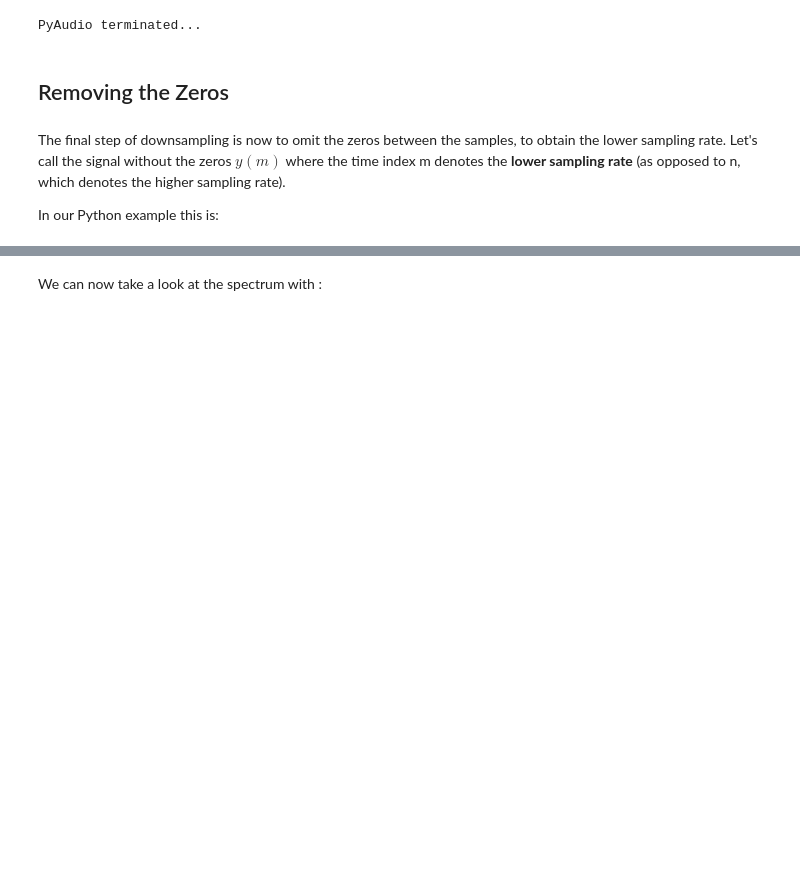
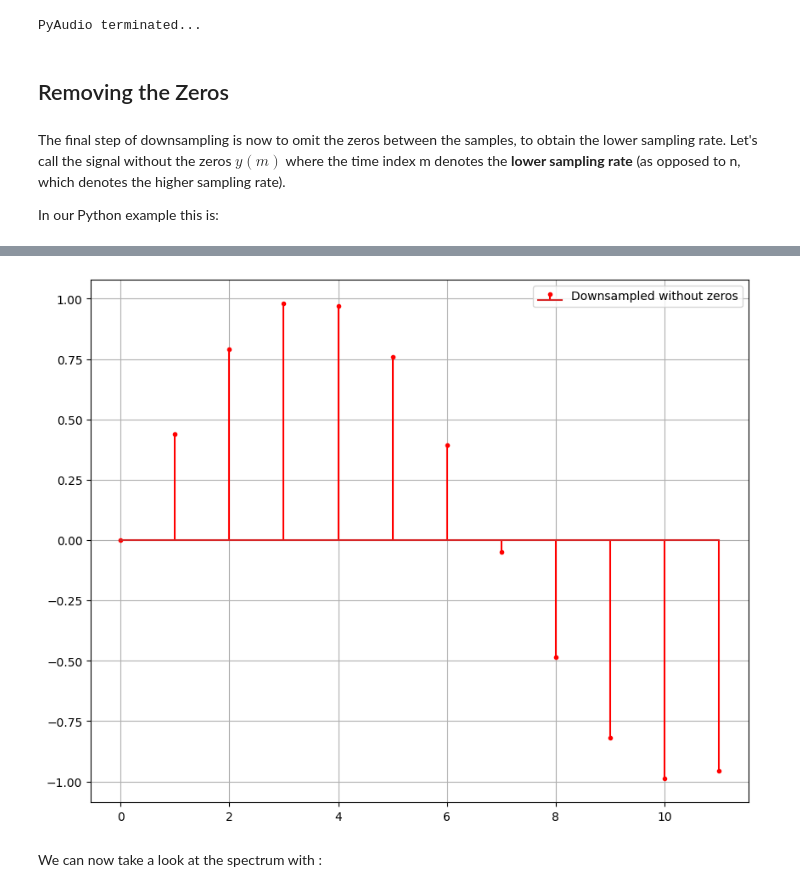
Before and after one commit to TUIlmenauAMS/ADSP_Tutorials, a Jupyter notebook: ADSP_06_Sampling.ipynb, the cells around one changed output, grey strips where cells are left out. Saved outputs shown, nothing was run; the diff lists cells and outputs as text; code cells hidden in the pictures; blank space fills up the shorter version.

```diff
--- a/ADSP_06_Sampling.ipynb
+++ b/ADSP_06_Sampling.ipynb
@@ -609,7 +617,7 @@ In our Python example this is:
 # %%
 sd = sdu[0:44100:8]
 plt.figure(figsize=(10,8))
-plt.stem(sd[0:int(100/8)],linefmt='r',markerfmt='r.', use_line_collection=True, label='Downsampled without zeros')
+plt.stem(sd[0:int(100/8)],linefmt='r',markerfmt='r.', label='Downsampled without zeros')
 plt.legend()
 plt.grid();
 # %% [output]
@@ -618,3 +624,4 @@ plt.grid();
+[figure, added]
 # %% [markdown]
 We can now take a look at the spectrum with :
 # %%
```
Also changed, not shown: parts of 12 cells of this notebook.
